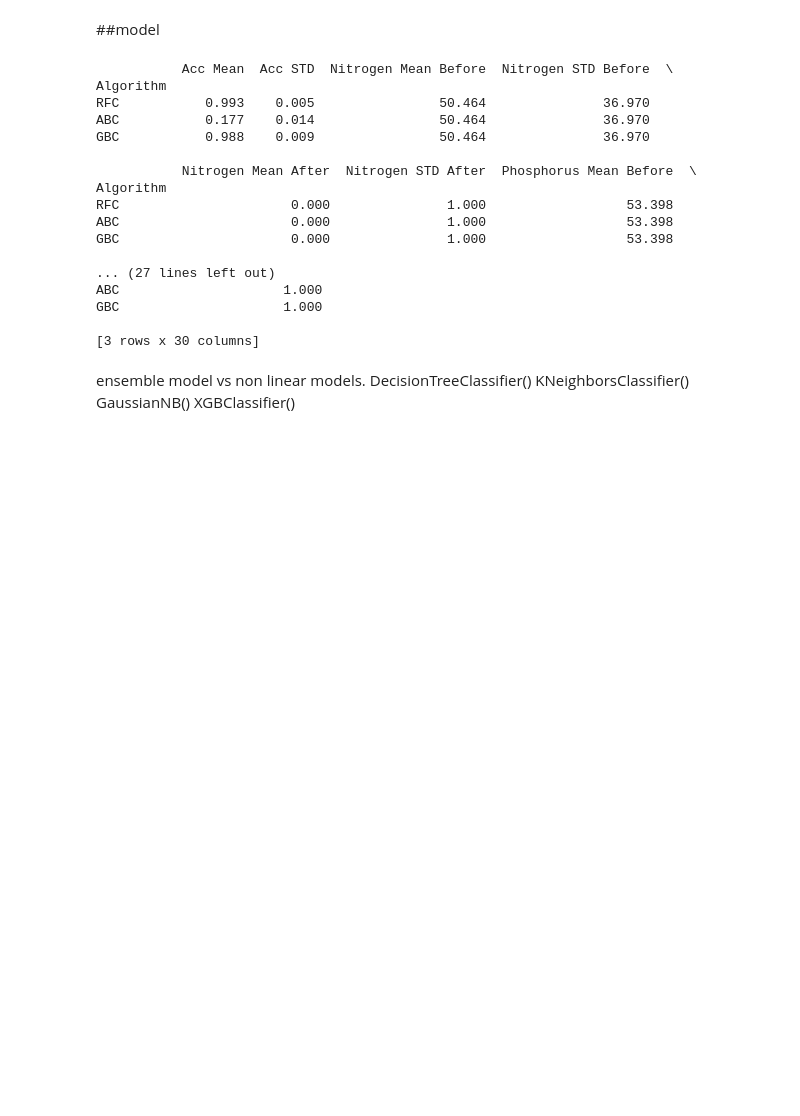
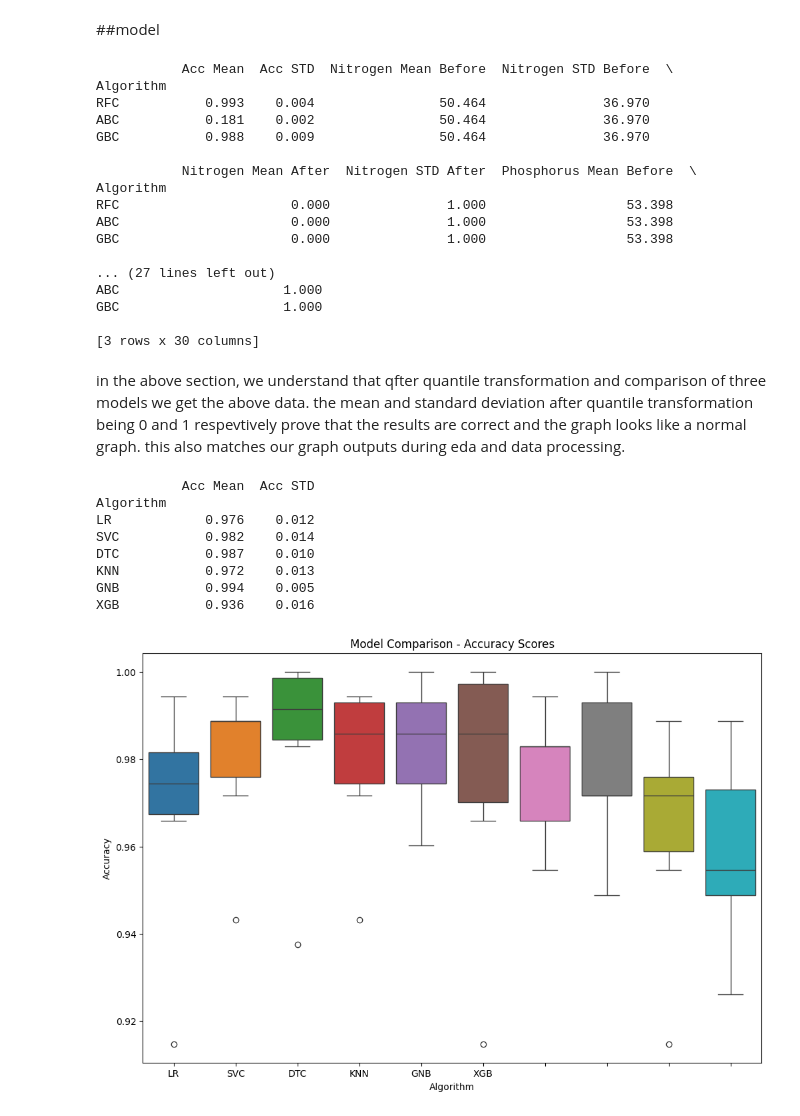
Before and after one commit to subhangi03/AgriSage, a Jupyter notebook: Notebooks/ml.ipynb, the cells around one changed output. Saved outputs shown, nothing was run; the diff lists cells and outputs as text; code cells hidden in the pictures; blank space fills up the shorter version.

Commit message:
model comparison and visualization

```diff
--- a/Notebooks/ml.ipynb
+++ b/Notebooks/ml.ipynb
@@ -17,7 +17,7 @@ warnings.filterwarnings("ignore", category=FutureWarning)
 # Suppress all warnings
 warnings.filterwarnings("ignore")
 # %%
-file_path= r"C:\Users\subha\Desktop\AgriSage\Crop_Recommendation.csv"
+file_path= r"C:\Users\subha\Desktop\AgriSage\Data\Crop_Recommendation.csv"
 raw_data= pd.read_csv (file_path)
 # %%
 features= raw_data.columns[:-1]
@@ -110,7 +151,7 @@ Encoded Value: 21, Original Label: Watermelon
 from sklearn.model_selection import StratifiedKFold, cross_validate
 
 
-def model_comparison(x, y, models, stats):
+def model_comparison_withstats(x, y, models, stats):
     names = []
     scoring = ['accuracy']
 
@@ -153,12 +194,12 @@ ens_models.append(('RFC', RandomForestClassifier()))
 ens_models.append(('ABC', AdaBoostClassifier()))
 ens_models.append(('GBC', GradientBoostingClassifier()))
 # %%
-model_comparison(x_train, y_train, ens_models,stats)
+model_comparison_withstats(x_train, y_train, ens_models,stats)
 # %% [output]
            Acc Mean  Acc STD  Nitrogen Mean Before  Nitrogen STD Before  \
 Algorithm
-RFC           0.993    0.005                50.464               36.970
-ABC           0.177    0.014                50.464               36.970
+RFC           0.993    0.004                50.464               36.970
+ABC           0.181    0.002                50.464               36.970
 GBC           0.988    0.009                50.464               36.970
 
            Nitrogen Mean After  Nitrogen STD After  Phosphorus Mean Before  \
@@ -172,9 +213,33 @@ ABC                     1.000
 GBC                     1.000
 
 [3 rows x 30 columns]
-# %% [markdown]
-ensemble model vs non linear models.
-DecisionTreeClassifier()
-KNeighborsClassifier()
-GaussianNB()
-XGBClassifier()
+# %% [markdown]
+in the above section, we understand that qfter quantile transformation and comparison of three models we get the above data. the mean and standard deviation after quantile transformation being 0 and 1 respevtively prove that the results are correct and the graph looks like a normal graph. this also matches our graph outputs during eda and data processing.
+# %%
+from sklearn.linear_model import SGDClassifier,  LogisticRegression
+from sklearn.naive_bayes import GaussianNB
+from sklearn.neighbors import KNeighborsClassifier
+from sklearn.svm import SVC
+from sklearn.tree import DecisionTreeClassifier
+
+
+new_models = []
+new_models.append(('LR', LogisticRegression()))
+new_models.append(('SVC', SVC()))
+new_models.append(('DTC', DecisionTreeClassifier()))
+new_models.append(('KNN', KNeighborsClassifier()))
+new_models.append(('GNB', GaussianNB()))
+new_models.append(('XGB', SGDClassifier()))
+# %%
+
+model_comparison(x_train, y_train, new_models)
+# %% [output]
+           Acc Mean  Acc STD
+Algorithm
+LR            0.976    0.012
+SVC           0.982    0.014
+DTC           0.987    0.010
+KNN           0.972    0.013
+GNB           0.994    0.005
+XGB           0.936    0.016
+[figure, added]
```
Also changed, not shown: parts of 1 cell of this notebook, 2 other files.
